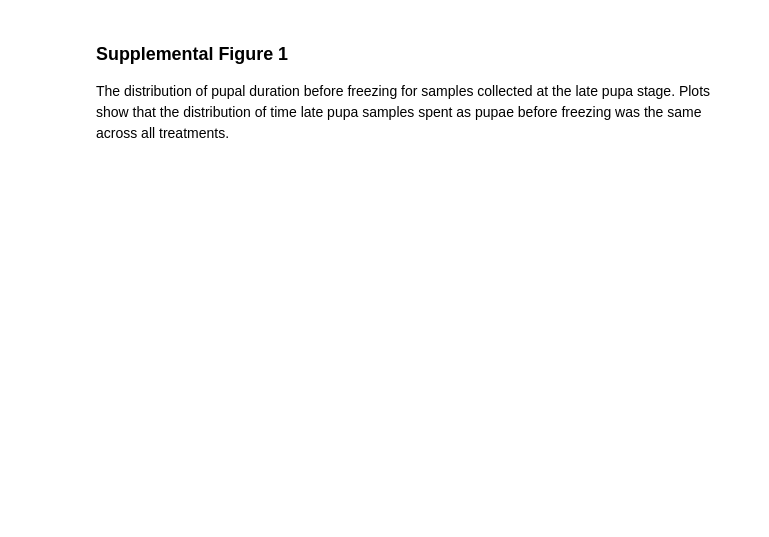
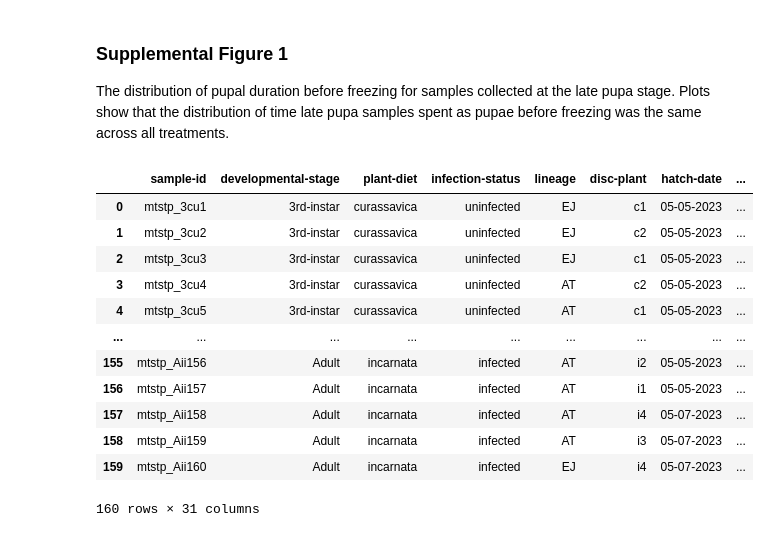
Before and after one commit to gabe-dubose/mtstp, a Jupyter notebook: figures/mtstp_supplemental_figures.ipynb, the cells around one changed output. Drawn from its saved outputs; the diff is of its cells as text; code cells hidden in the pictures; blank space fills up the shorter version.

```diff
--- a/figures/mtstp_supplemental_figures.ipynb
+++ b/figures/mtstp_supplemental_figures.ipynb
@@ -9,5 +9,21 @@ import seaborn as sns
 The distribution of pupal duration before freezing for samples collected at the late pupa stage. Plots show that the distribution of time late pupa samples spent as pupae before freezing was the same across all treatments.
 # %%
 data = pd.read_csv("../metadata/mtstp_sample_metadata.tsv", sep="\t")
+# %%
+data
+# %% [output]
+|  | sample-id | developmental-stage | plant-diet | infection-status | lineage | disc-plant | hatch-date | ... |
+| 0 | mtstp_3cu1 | 3rd-instar | curassavica | uninfected | EJ | c1 | 05-05-2023 | ... |
+| 1 | mtstp_3cu2 | 3rd-instar | curassavica | uninfected | EJ | c2 | 05-05-2023 | ... |
+| 2 | mtstp_3cu3 | 3rd-instar | curassavica | uninfected | EJ | c1 | 05-05-2023 | ... |
+| 3 | mtstp_3cu4 | 3rd-instar | curassavica | uninfected | AT | c2 | 05-05-2023 | ... |
+| 4 | mtstp_3cu5 | 3rd-instar | curassavica | uninfected | AT | c1 | 05-05-2023 | ... |
+| ... | ... | ... | ... | ... | ... | ... | ... | ... |
+| 155 | mtstp_Aii156 | Adult | incarnata | infected | AT | i2 | 05-05-2023 | ... |
+| 156 | mtstp_Aii157 | Adult | incarnata | infected | AT | i1 | 05-05-2023 | ... |
+| 157 | mtstp_Aii158 | Adult | incarnata | infected | AT | i4 | 05-07-2023 | ... |
+| 158 | mtstp_Aii159 | Adult | incarnata | infected | AT | i3 | 05-07-2023 | ... |
+| 159 | mtstp_Aii160 | Adult | incarnata | infected | EJ | i4 | 05-07-2023 | ... |
+160 rows × 31 columns
 # %%
 #subset late pupa sample data by plant and infection status
```
Also changed, not shown: parts of 1 cell of this notebook, 16 other files.
